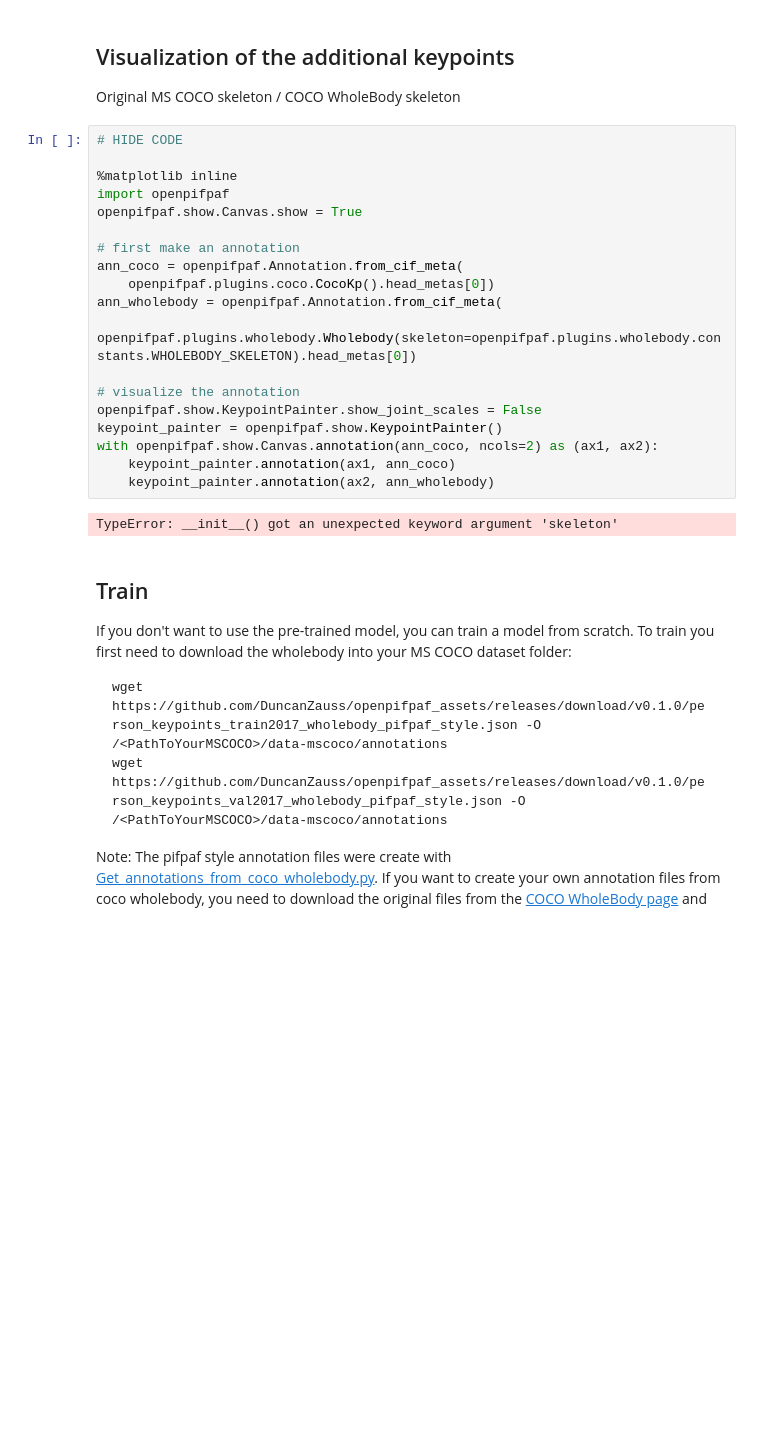
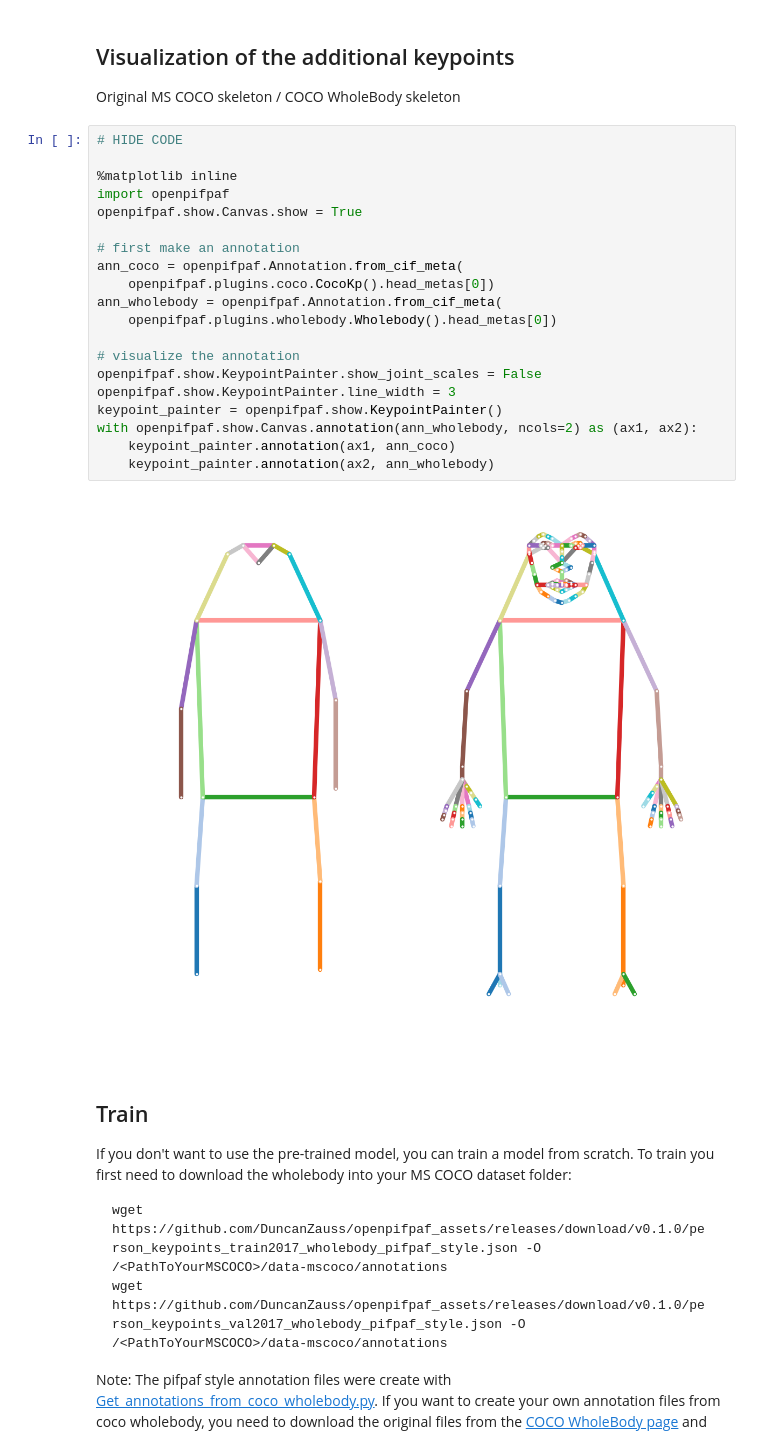
Before and after one commit to openpifpaf/openpifpaf, a Jupyter notebook: guide/plugins_wholebody.ipynb, the cells around one changed output. Drawn from its saved outputs; the diff is of its cells as text; blank space fills up the shorter version.

Commit message:
Fixed cell tags, removed openpifpaf.configurable, fixed wb skeleton visualisation in the guide

```diff
--- a/guide/plugins_wholebody.ipynb
+++ b/guide/plugins_wholebody.ipynb
@@ -25,24 +25,25 @@ Original MS COCO skeleton / COCO WholeBody skeleton
 # %%
 # HIDE CODE
 
 %matplotlib inline
 import openpifpaf
 openpifpaf.show.Canvas.show = True
 
 # first make an annotation
 ann_coco = openpifpaf.Annotation.from_cif_meta(
     openpifpaf.plugins.coco.CocoKp().head_metas[0])
 ann_wholebody = openpifpaf.Annotation.from_cif_meta(
-    openpifpaf.plugins.wholebody.Wholebody(skeleton=openpifpaf.plugins.wholebody.constants.WHOLEBODY_SKELETON).head_metas[0])
+    openpifpaf.plugins.wholebody.Wholebody().head_metas[0])
 
 # visualize the annotation
 openpifpaf.show.KeypointPainter.show_joint_scales = False
+openpifpaf.show.KeypointPainter.line_width = 3
 keypoint_painter = openpifpaf.show.KeypointPainter()
-with openpifpaf.show.Canvas.annotation(ann_coco, ncols=2) as (ax1, ax2):
+with openpifpaf.show.Canvas.annotation(ann_wholebody, ncols=2) as (ax1, ax2):
     keypoint_painter.annotation(ax1, ann_coco)
     keypoint_painter.annotation(ax2, ann_wholebody)
 # %% [output]
-TypeError: __init__() got an unexpected keyword argument 'skeleton'
+[figure, added]
 # %% [markdown]
 ## Train
 If you don't want to use the pre-trained model, you can train a model from scratch.
```
Also changed, not shown: 1 other file.
